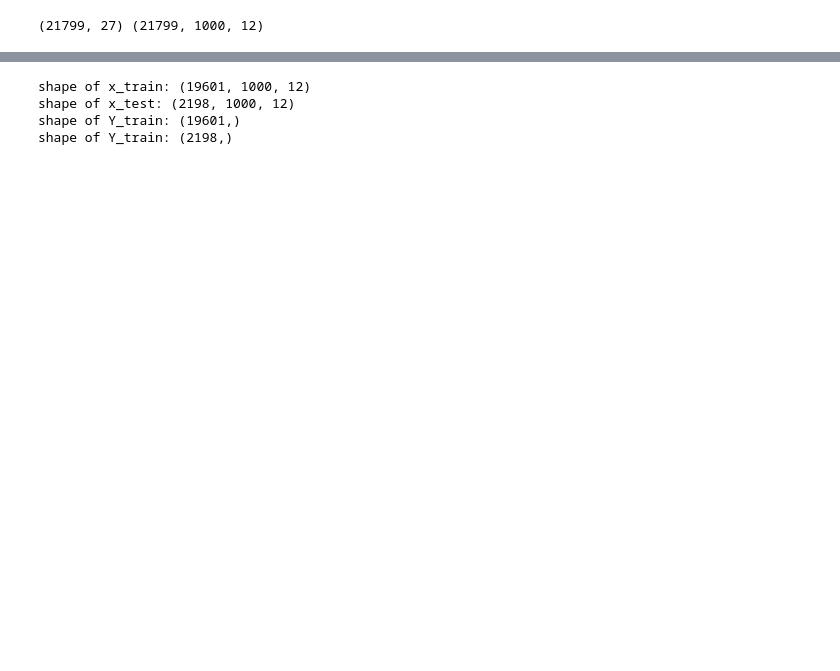
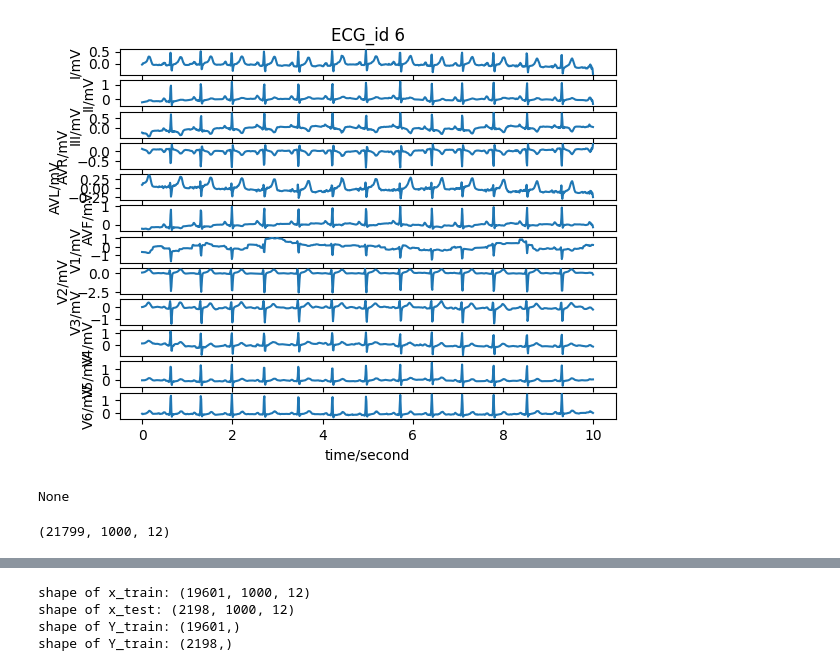
Before and after one commit to donyafiuji/ECG-diagnosis, a Jupyter notebook: data.ipynb, the cells around one changed output, grey strips where cells are left out. Drawn from its saved outputs; the diff is of its cells as text; code cells hidden in the pictures; blank space fills up the shorter version.

```diff
--- a/data.ipynb
+++ b/data.ipynb
@@ -30,4 +34,10 @@ X = load_raw_data(Y, sampling_rate, path)
+# %%
+record = wfdb.rdrecord(Y.filename_lr.iloc[5])
+display(wfdb.plot_wfdb(record=record, title=f'ECG_id {Y.index[5]}'))
+# %% [output]
+[figure, added]
+None
 # %%
-print(Y.shape, X.shape)
+print(X.shape)
 # %% [output]
-(21799, 27) (21799, 1000, 12)
+(21799, 1000, 12)
```
Also changed, not shown: parts of 22 cells of this notebook, 1 other file.
